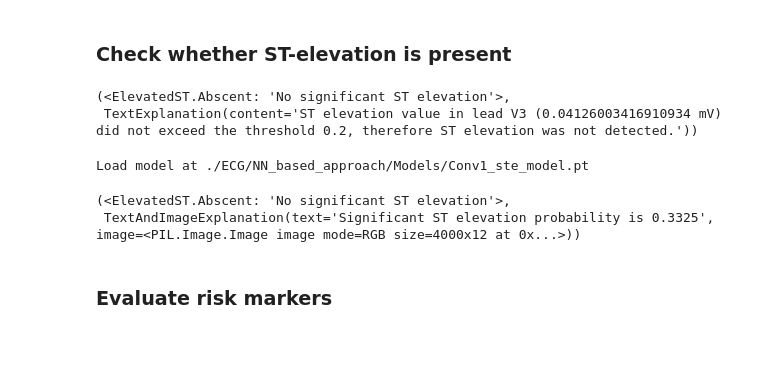
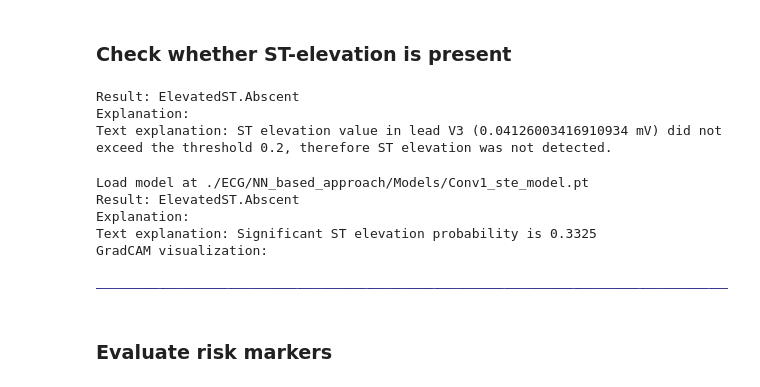
Before and after one commit to aimclub/ECG, a Jupyter notebook: examples/intro_to_ECG.ipynb, the cells around one changed output. Cells and saved outputs as stored; diff of their text form; code cells hidden in the pictures; blank space fills up the shorter version.

```diff
--- a/examples/intro_to_ECG.ipynb
+++ b/examples/intro_to_ECG.ipynb
@@ -48,3 +46,11 @@ signal = [api.convert_image_to_signal(np.asarray(image)[:,:,:3]) for image in im
+# %%
+def display_text_explanation(explanation:api.TextExplanation):
+    print('Text explanation:', explanation.content)
+
+def display_text_and_image_explanation(explanation:api.TextAndImageExplanation):
+    print('Text explanation:', explanation.text)
+    print('GradCAM visualization:')
+    return explanation.image
 # %% [markdown]
 ### Get signal of all 12 ECG leads
 Recommended sampling rate is 500
@@ -59,17 +65,27 @@ assert len(signal.shape) == 2
 assert signal.shape[0] == 12
 # %% [markdown]
 ### Check whether ST-elevation is present
-# %%
-api.check_ST_elevation(signal, sampling_rate=sampling_rate)
-# %% [output]
-(<ElevatedST.Abscent: 'No significant ST elevation'>,
- TextExplanation(content='ST elevation value in lead V3 (0.04126003416910934 mV) did not exceed the threshold 0.2, therefore ST elevation was not detected.'))
-# %%
-api.check_ST_elevation_with_NN(signal)
-# %% [output]
-Load model at ./ECG/NN_based_approach/Models/Conv1_ste_model.pt
-(<ElevatedST.Abscent: 'No significant ST elevation'>,
- TextAndImageExplanation(text='Significant ST elevation probability is 0.3325', image=<PIL.Image.Image image mode=RGB size=4000x12 at 0x...>))
+# %%
+res = api.check_ST_elevation(signal, sampling_rate=sampling_rate)
+print('Result:', res[0])
+print('Explanation:')
+display_text_explanation(res[1])
+# %% [output]
+Result: ElevatedST.Abscent
+Explanation:
+Text explanation: ST elevation value in lead V3 (0.04126003416910934 mV) did not exceed the threshold 0.2, therefore ST elevation was not detected.
+# %%
+res = api.check_ST_elevation_with_NN(signal)
+print('Result:', res[0])
+print('Explanation:')
+display_text_and_image_explanation(res[1])
+# %% [output]
+Load model at ./ECG/NN_based_approach/Models/Conv1_ste_model.pt
+Result: ElevatedST.Abscent
+Explanation:
+Text explanation: Significant ST elevation probability is 0.3325
+GradCAM visualization:
+[figure, added]
 # %% [markdown]
 ### Evaluate risk markers
 # %%
```
Also changed, not shown: parts of 9 cells of this notebook.
